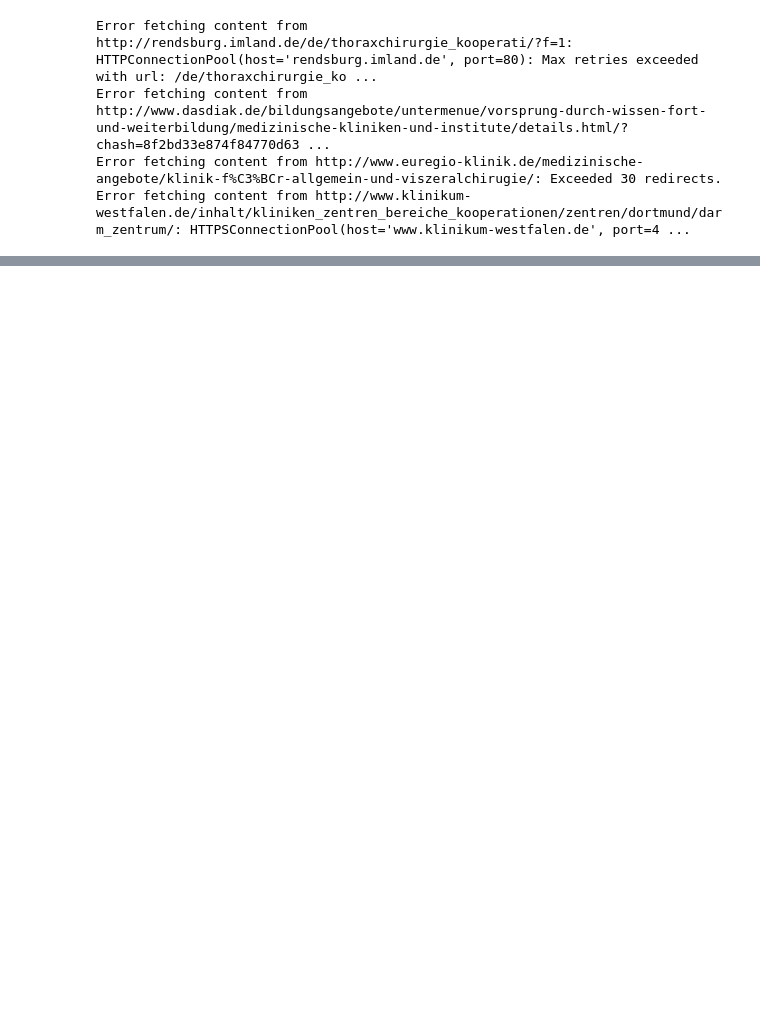
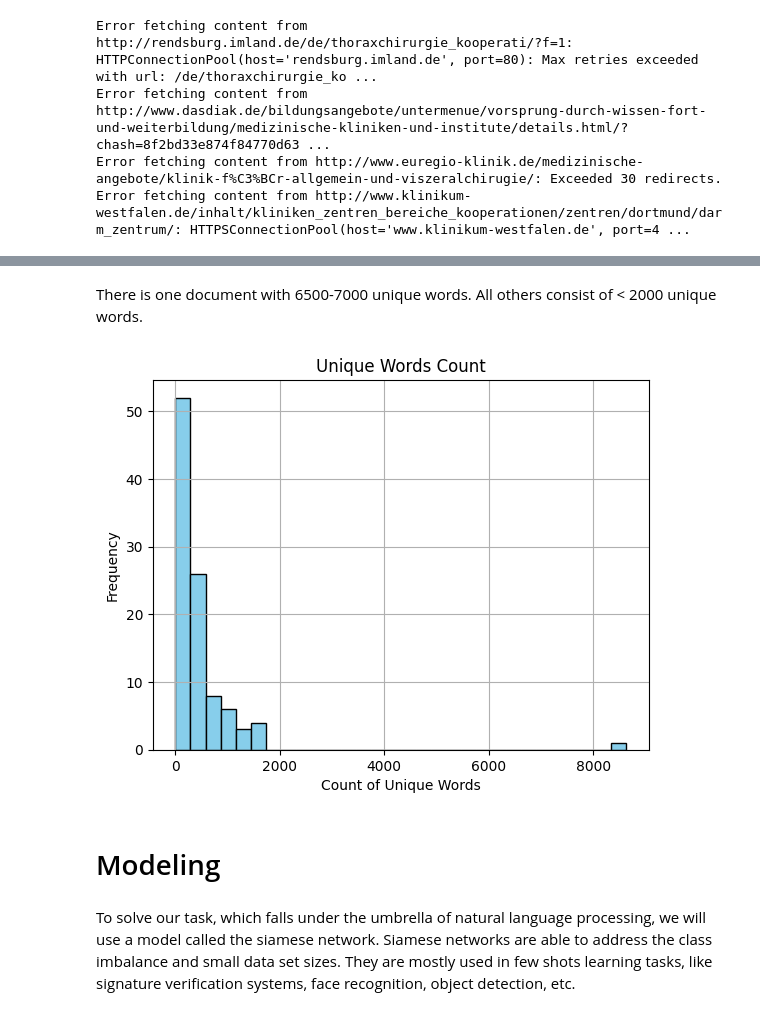
Before and after one commit to nikhilbansal23/KeywordsDetection, a Jupyter notebook: Keyword_Detection_on_Websites.ipynb, the cells around one changed output, grey strips where cells are left out. Saved outputs shown, nothing was run; the diff lists cells and outputs as text; code cells hidden in the pictures; blank space fills up the shorter version.

```diff
--- a/Keyword_Detection_on_Websites.ipynb
+++ b/Keyword_Detection_on_Websites.ipynb
@@ -101,0 +182,19 @@ df.head(1)
+# %% [markdown]
+There is one document with 6500-7000 unique words. All others consist of < 2000 unique words.
+# %%
+# Assuming train_csv["preprocessed_html_text"] contains the preprocessed text data
+unique_words_count = df["cleaned_text"].apply(lambda text: len(set(text.split(" "))))
+
+# Create a histogram using Matplotlib
+plt.hist(unique_words_count, bins=30, color='skyblue', edgecolor='black')
+plt.title('Unique Words Count')
+plt.xlabel('Count of Unique Words')
+plt.ylabel('Frequency')
+plt.grid(True)
+plt.show()
+# %% [output]
+[figure, added]
+# %% [markdown]
+# Modeling
+# %% [markdown]
+To solve our task, which falls under the umbrella of natural language processing, we will use a model called the siamese network. Siamese networks are able to address the class imbalance and small data set sizes. They are mostly used in few shots learning tasks, like signature verification systems, face recognition, object detection, etc.
```
Also changed, not shown: parts of 49 cells of this notebook.
